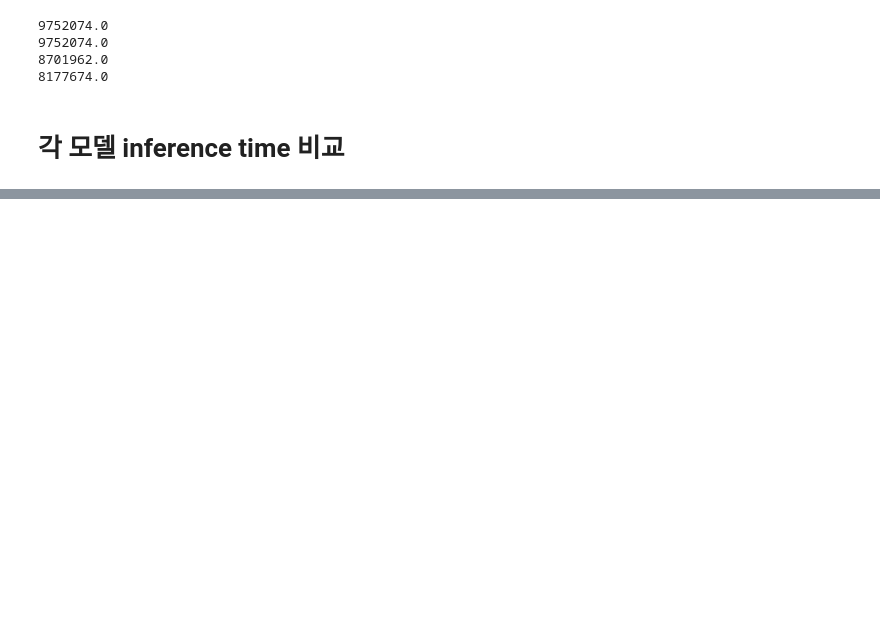
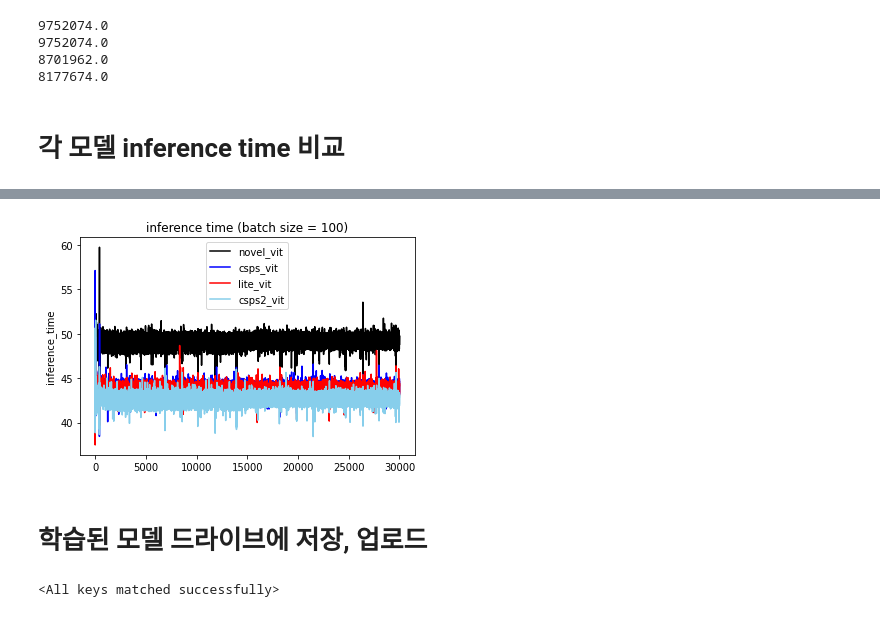
Before and after one commit to Hansanghyun-github/my_prototype, a Jupyter notebook: prototype.ipynb, the cells around one changed output, grey strips where cells are left out. Cells and saved outputs as stored; diff of their text form; code cells hidden in the pictures; blank space fills up the shorter version.

```diff
--- a/prototype.ipynb
+++ b/prototype.ipynb
@@ -1277,0 +1285,20 @@ plt.show()
+# %%
+batch = 100
+novel_vit_inference_time, csps_vit_inference_time, lite_vit_inference_time, csps2_vit_inference_time = measure_inference_time_ver2(batch)
+# %%
+title = 'inference time (batch size = '
+title = title + str(batch)
+title = title + ')'
+
+plt.plot(novel_vit_inference_time, label = "novel_vit", color = 'black')
+plt.plot(csps_vit_inference_time, label = "csps_vit", color = 'blue')
+plt.plot(lite_vit_inference_time, label = "lite_vit", color = 'red')
+plt.plot(csps2_vit_inference_time, label = "csps2_vit", color = 'skyblue')
+plt.legend()
+plt.title(title)
+plt.ylabel('inference_time')
+plt.show()
+# %% [output]
+[figure, added]
+# %% [markdown]
+# 학습된 모델 드라이브에 저장, 업로드
@@ -1277,0 +1314,4 @@ plt.show()
+# %%
+net.load_state_dict(torch.load(path))
+# %% [output]
+<All keys matched successfully>
```
Also changed, not shown: parts of 28 cells of this notebook.
